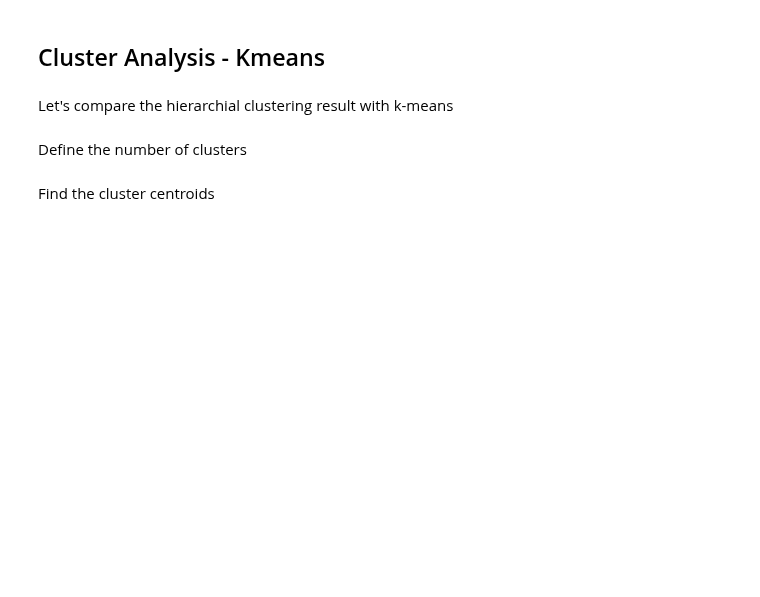
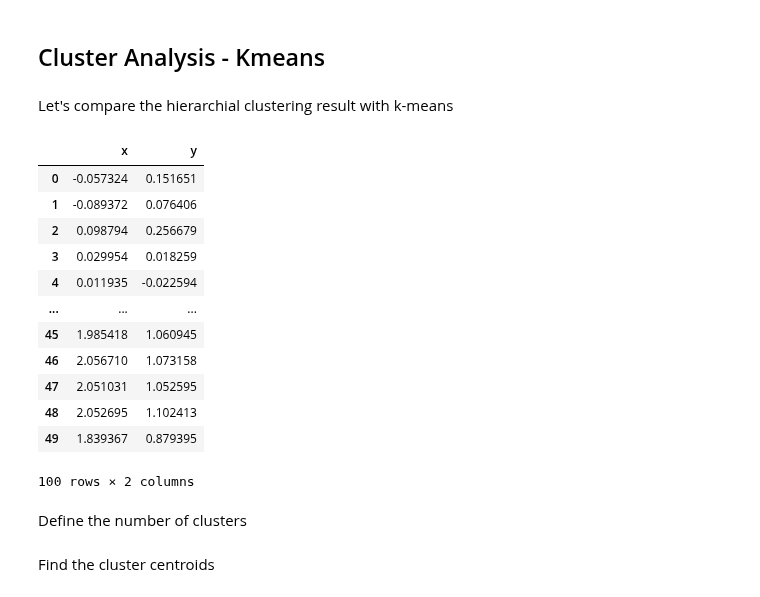
Before and after one commit to elhamod/BA820, a Jupyter notebook: Hands-on/02-clustering/Clustering_Synthetic_Data.ipynb, the cells around one changed output. Cells and saved outputs as stored; diff of their text form; code cells hidden in the pictures; blank space fills up the shorter version.

```diff
--- a/Hands-on/02-clustering/Clustering_Synthetic_Data.ipynb
+++ b/Hands-on/02-clustering/Clustering_Synthetic_Data.ipynb
@@ -100,6 +100,22 @@ Let's compare the hierarchial clustering result with k-means
 from sklearn.cluster import KMeans
 # %%
 df_kmeans = df.drop('cluster_labels', axis=1)
+# %%
+df_kmeans
+# %% [output]
+|  | x | y |
+| 0 | -0.057324 | 0.151651 |
+| 1 | -0.089372 | 0.076406 |
+| 2 | 0.098794 | 0.256679 |
+| 3 | 0.029954 | 0.018259 |
+| 4 | 0.011935 | -0.022594 |
+| ... | ... | ... |
+| 45 | 1.985418 | 1.060945 |
+| 46 | 2.056710 | 1.073158 |
+| 47 | 2.051031 | 1.052595 |
+| 48 | 2.052695 | 1.102413 |
+| 49 | 1.839367 | 0.879395 |
+100 rows × 2 columns
 # %% [markdown]
 Define the number of clusters
 # %%
```
Also changed, not shown: parts of 9 cells of this notebook.
